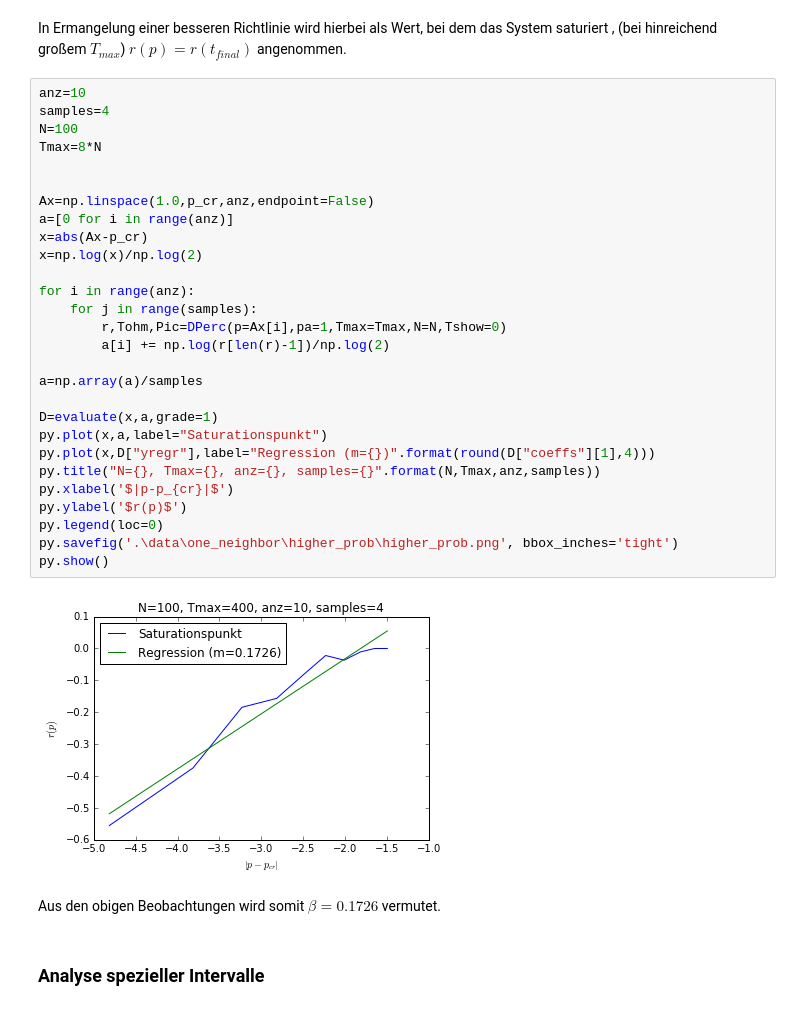
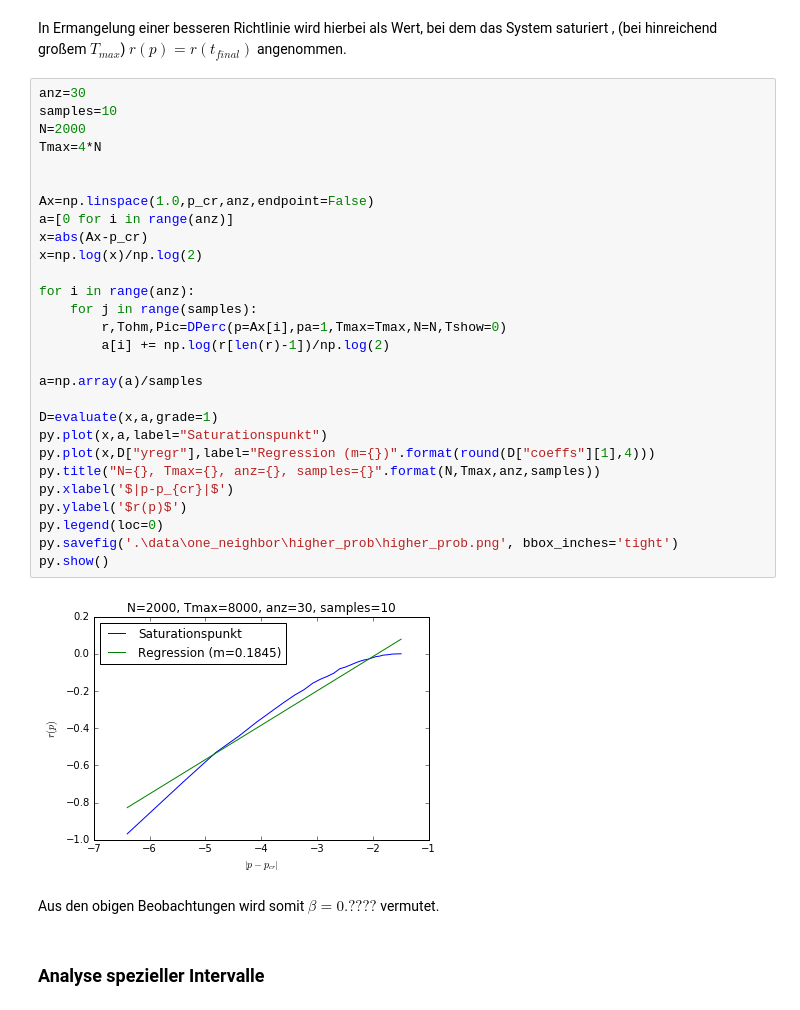
Before and after one commit to KlausMau/Perkolation, a Jupyter notebook: main_body/project_main.ipynb, the cells around one changed output. Saved outputs shown, nothing was run; the diff lists cells and outputs as text.

```diff
--- a/main_body/project_main.ipynb
+++ b/main_body/project_main.ipynb
@@ -488,37 +488,37 @@ Woraus ersichtlich ist, dass $r(p)\sim |p-p_{cr}|^{\beta}$ mit $\beta=m$ .
 # %% [markdown]
 In Ermangelung einer besseren Richtlinie wird hierbei als Wert, bei dem das System saturiert , (bei hinreichend großem $T_{max}$) $r(p)=r(t_{final})$ angenommen.
 # %%
-anz=10
-samples=4
-N=100
-Tmax=8*N
+anz=30
+samples=10
+N=2000
+Tmax=4*N
 
 
 Ax=np.linspace(1.0,p_cr,anz,endpoint=False)
 a=[0 for i in range(anz)]
 x=abs(Ax-p_cr)
 x=np.log(x)/np.log(2)
 
 for i in range(anz):
     for j in range(samples):
         r,Tohm,Pic=DPerc(p=Ax[i],pa=1,Tmax=Tmax,N=N,Tshow=0)
         a[i] += np.log(r[len(r)-1])/np.log(2)
 
 a=np.array(a)/samples
 
 D=evaluate(x,a,grade=1)
 py.plot(x,a,label="Saturationspunkt")
 py.plot(x,D["yregr"],label="Regression (m={})".format(round(D["coeffs"][1],4)))
 py.title("N={}, Tmax={}, anz={}, samples={}".format(N,Tmax,anz,samples))
 py.xlabel('$|p-p_{cr}|$')
 py.ylabel('$r(p)$')
 py.legend(loc=0)
 py.savefig('.\data\one_neighbor\higher_prob\higher_prob.png', bbox_inches='tight')
 py.show()
 # %% [output]
-[figure, old version]
+[figure, new version]
 # %% [markdown]
-Aus den obigen Beobachtungen wird somit $\beta = 0.1726$ vermutet.
+Aus den obigen Beobachtungen wird somit $\beta = 0.????$ vermutet.
 # %% [markdown]
 ### Analyse spezieller Intervalle
 # %% [markdown]
```
Also changed, not shown: 1 other file.
